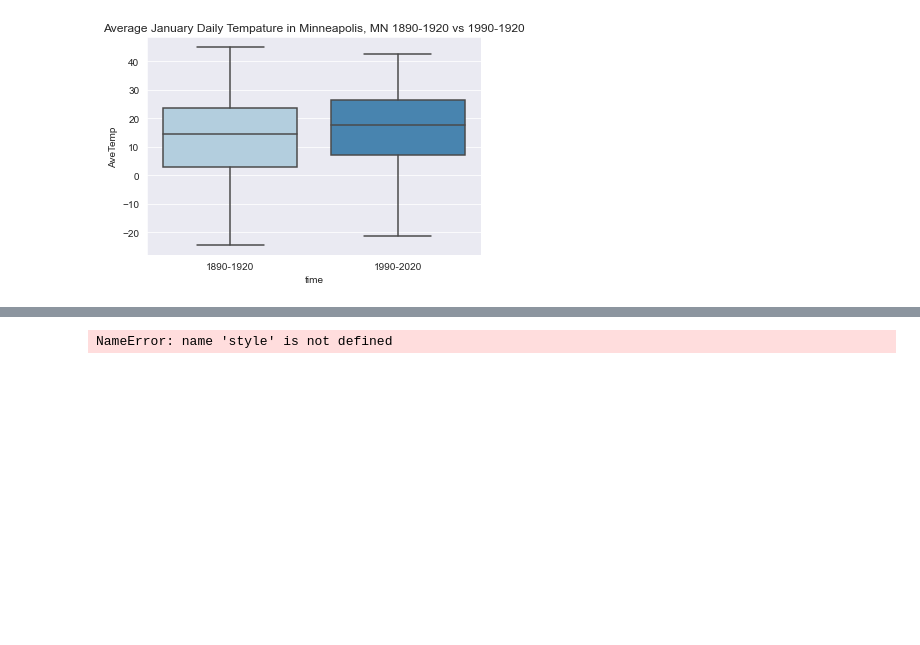
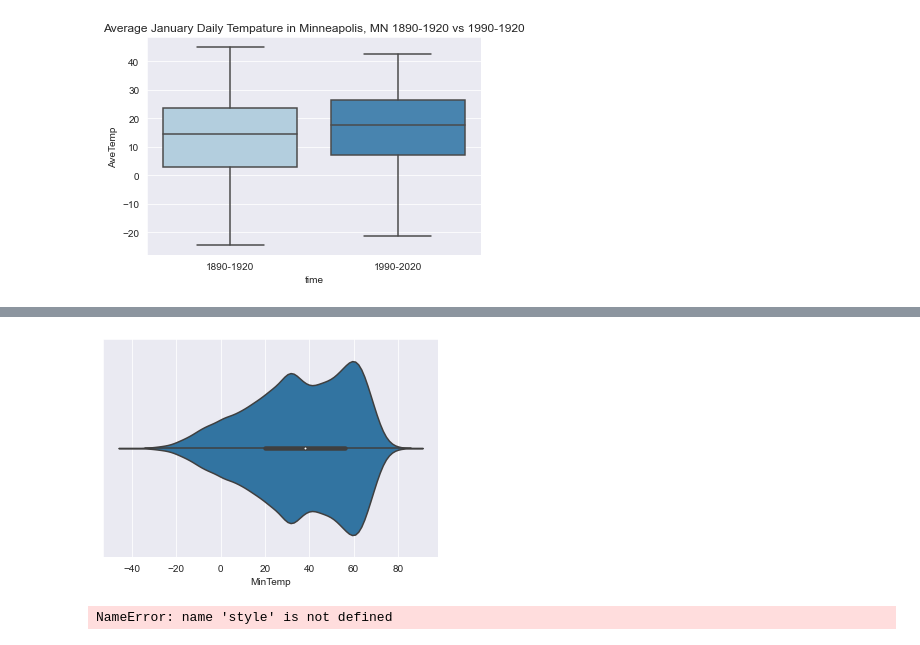
Before and after one commit to searanch/Minneapolis-Historical-Weather, a Jupyter notebook: msp_winter.ipynb, the cells around one changed output, grey strips where cells are left out. Saved outputs shown, nothing was run; the diff lists cells and outputs as text; code cells hidden in the pictures; blank space fills up the shorter version.

```diff
--- a/msp_winter.ipynb
+++ b/msp_winter.ipynb
@@ -165,3 +240,7 @@ Text(0.5, 1.0, 'Average January Daily Tempature in Minneapolis, MN 1890-1920 vs
+# %%
+ax = sns.violinplot(x=temps["MinTemp"])
+# %% [output]
+[figure, added]
 # %%
 # groupby average low temp and plot
 #jan.groupby('year')['MinTemp'].mean()
```
Also changed, not shown: parts of 18 cells of this notebook.
